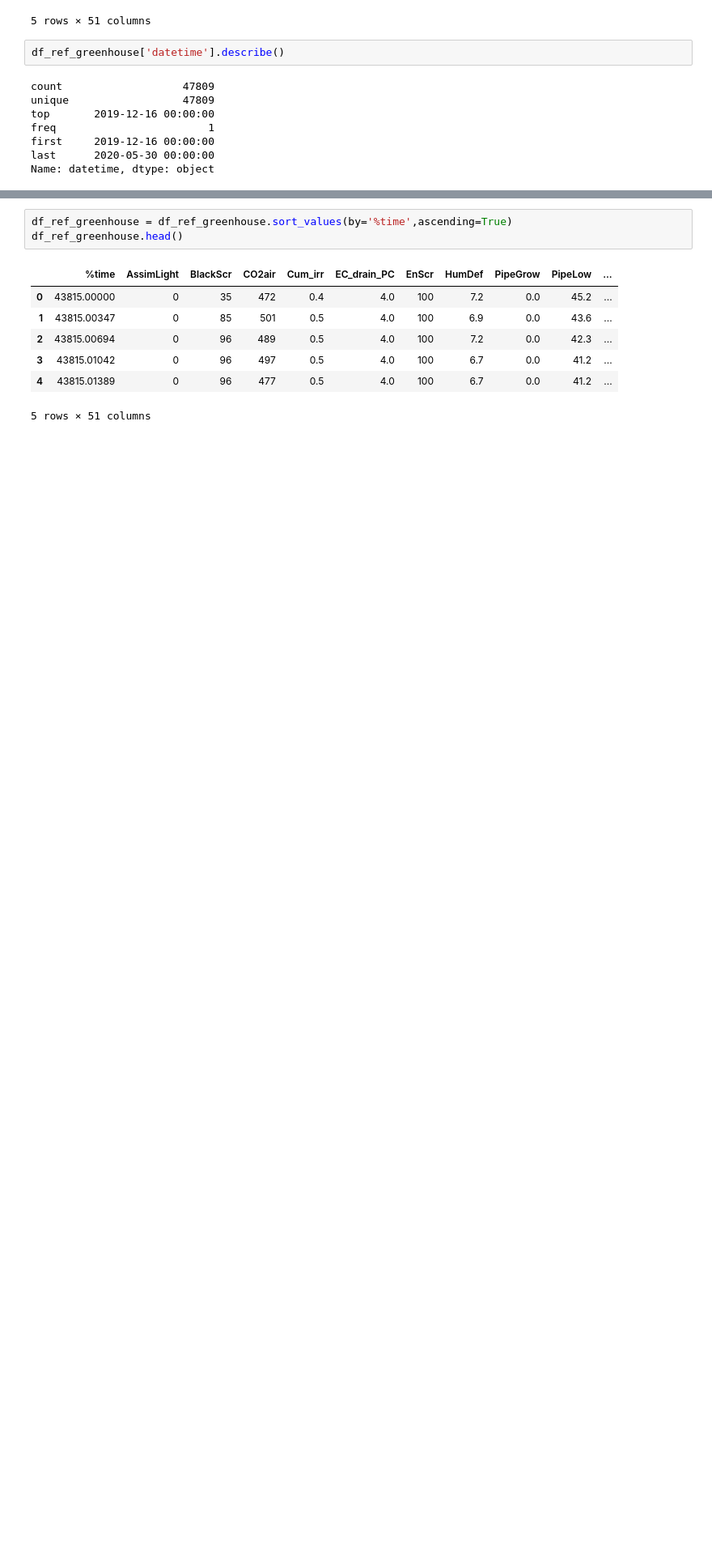
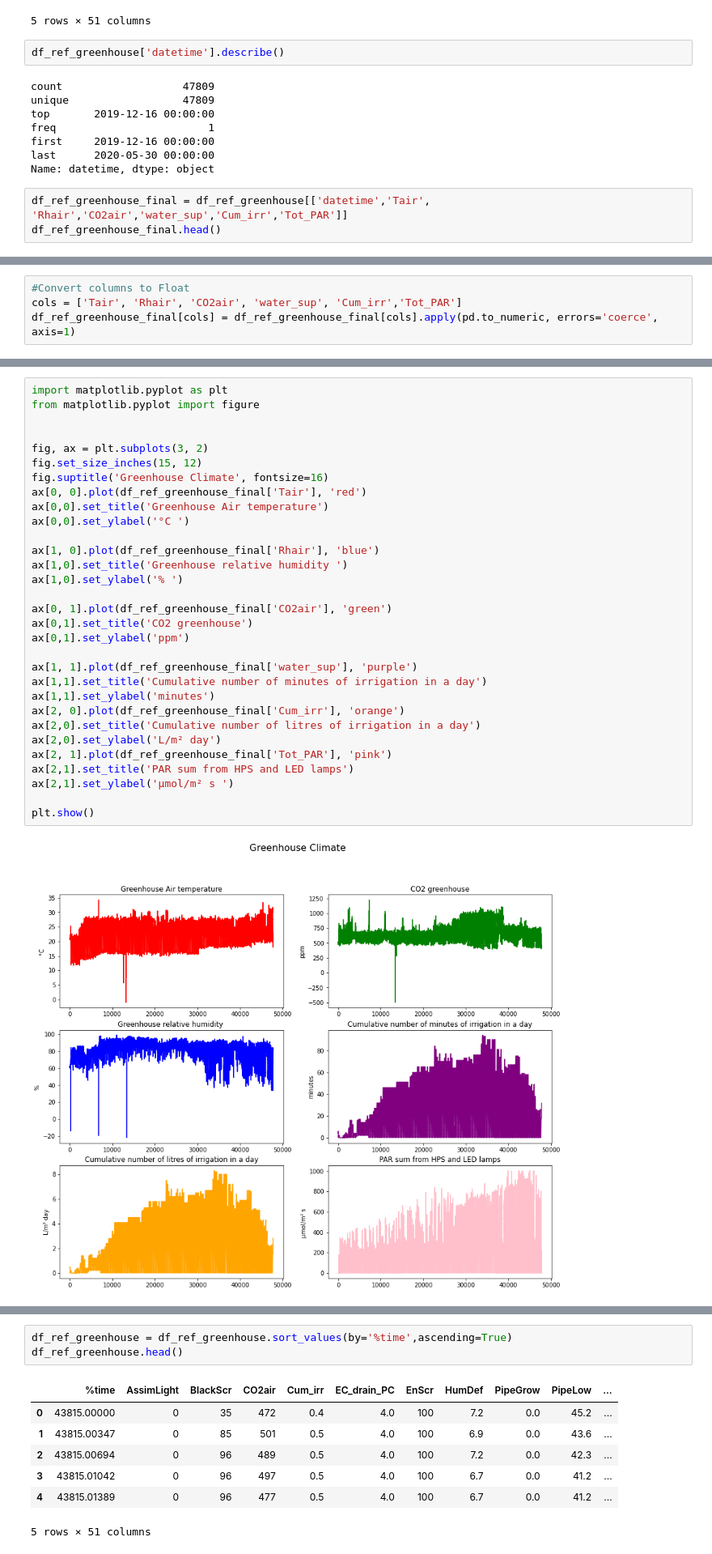
Before and after one commit to pariosur/food_waste, a Jupyter notebook: algeria/EDA indoor climate.ipynb, the cells around one changed output, grey strips where cells are left out. Shown at 81% size. Cells and saved outputs as stored; diff of their text form; blank space fills up the shorter version.

```diff
--- a/algeria/EDA indoor climate.ipynb
+++ b/algeria/EDA indoor climate.ipynb
@@ -94,3 +40,6 @@ freq                        1
 first     2019-12-16 00:00:00
 last      2020-05-30 00:00:00
 Name: datetime, dtype: object
+# %%
+df_ref_greenhouse_final = df_ref_greenhouse[['datetime','Tair', 'Rhair','CO2air','water_sup','Cum_irr','Tot_PAR']]
+df_ref_greenhouse_final.head()
@@ -96,0 +59,4 @@ Name: datetime, dtype: object
+# %%
+#Convert columns to Float
+cols = ['Tair', 'Rhair', 'CO2air', 'water_sup', 'Cum_irr','Tot_PAR']
+df_ref_greenhouse_final[cols] = df_ref_greenhouse_final[cols].apply(pd.to_numeric, errors='coerce', axis=1)
@@ -96,0 +88,33 @@ Name: datetime, dtype: object
+# %%
+import matplotlib.pyplot as plt
+from matplotlib.pyplot import figure
+
+
+fig, ax = plt.subplots(3, 2)
+fig.set_size_inches(15, 12)
+fig.suptitle('Greenhouse Climate', fontsize=16)
+ax[0, 0].plot(df_ref_greenhouse_final['Tair'], 'red')
+ax[0,0].set_title('Greenhouse Air temperature')
+ax[0,0].set_ylabel('°C ')
+
+ax[1, 0].plot(df_ref_greenhouse_final['Rhair'], 'blue')
+ax[1,0].set_title('Greenhouse relative humidity ')
+ax[1,0].set_ylabel('% ')
+
+ax[0, 1].plot(df_ref_greenhouse_final['CO2air'], 'green')
+ax[0,1].set_title('CO2 greenhouse')
+ax[0,1].set_ylabel('ppm')
+
+ax[1, 1].plot(df_ref_greenhouse_final['water_sup'], 'purple')
+ax[1,1].set_title('Cumulative number of minutes of irrigation in a day')
+ax[1,1].set_ylabel('minutes')
+ax[2, 0].plot(df_ref_greenhouse_final['Cum_irr'], 'orange')
+ax[2,0].set_title('Cumulative number of litres of irrigation in a day')
+ax[2,0].set_ylabel('L/m² day')
+ax[2, 1].plot(df_ref_greenhouse_final['Tot_PAR'], 'pink')
+ax[2,1].set_title('PAR sum from HPS and LED lamps')
+ax[2,1].set_ylabel('µmol/m² s ')
+
+plt.show()
+# %% [output]
+[figure, added]
```
Also changed, not shown: parts of 49 cells of this notebook.
